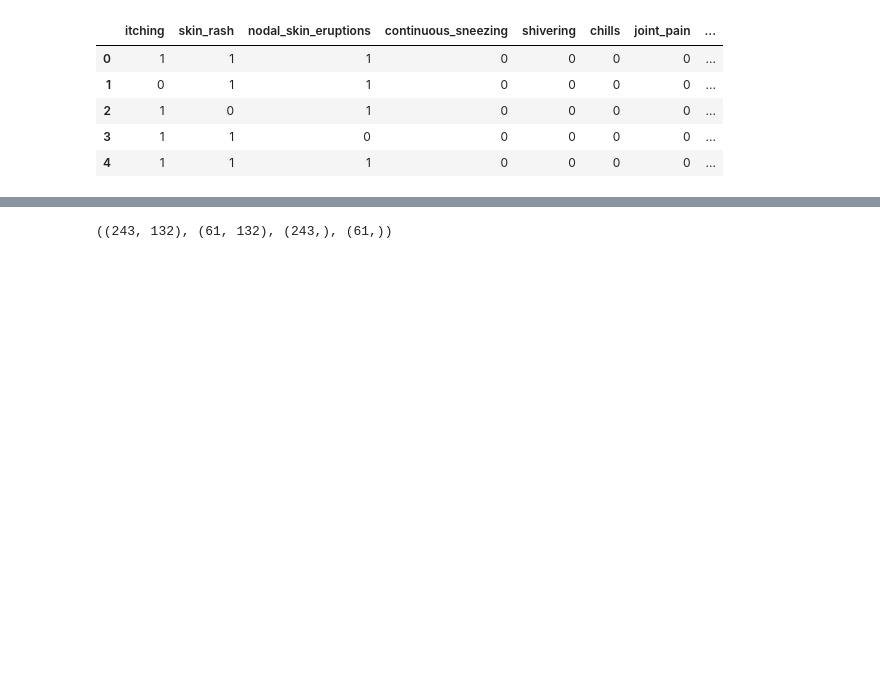
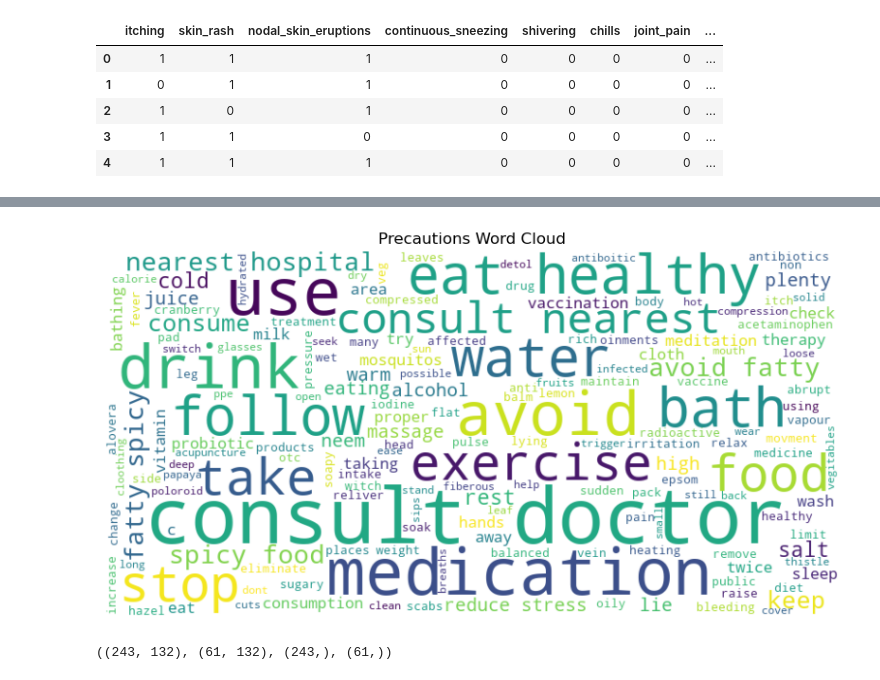
Before and after one commit to brendan1928/Project-4-Team-8, a Jupyter notebook: Intial_Analysis_Project_4_Vaibhav.ipynb, the cells around one changed output, grey strips where cells are left out. Saved outputs shown, nothing was run; the diff lists cells and outputs as text; code cells hidden in the pictures; blank space fills up the shorter version.

```diff
--- a/Intial_Analysis_Project_4_Vaibhav.ipynb
+++ b/Intial_Analysis_Project_4_Vaibhav.ipynb
@@ -221,0 +262,22 @@ df.head(5)
+# %%
+# Wordcount of precuataions usage of various disease, built using precautions dataframe
+
+from wordcloud import WordCloud
+
+# Ensure all data is converted to string before joining
+precautions_visual = precautions.drop(columns=['Disease']).fillna('')
+
+# # Convert all values to string and combine into a single text
+precautions_text = " ".join(precautions_visual.applymap(str).values.flatten())
+
+# # Generate the word cloud
+wordcloud = WordCloud(width=800, height=400, background_color='white').generate(precautions_text)
+
+# # Display the word cloud
+plt.figure(figsize=(10, 6))
+plt.imshow(wordcloud, interpolation='bilinear')
+plt.axis('off')
+plt.title('Precautions Word Cloud')
+plt.show()
+# %% [output]
+[figure, added]
```
Also changed, not shown: parts of 6 cells of this notebook, 1 other file.
